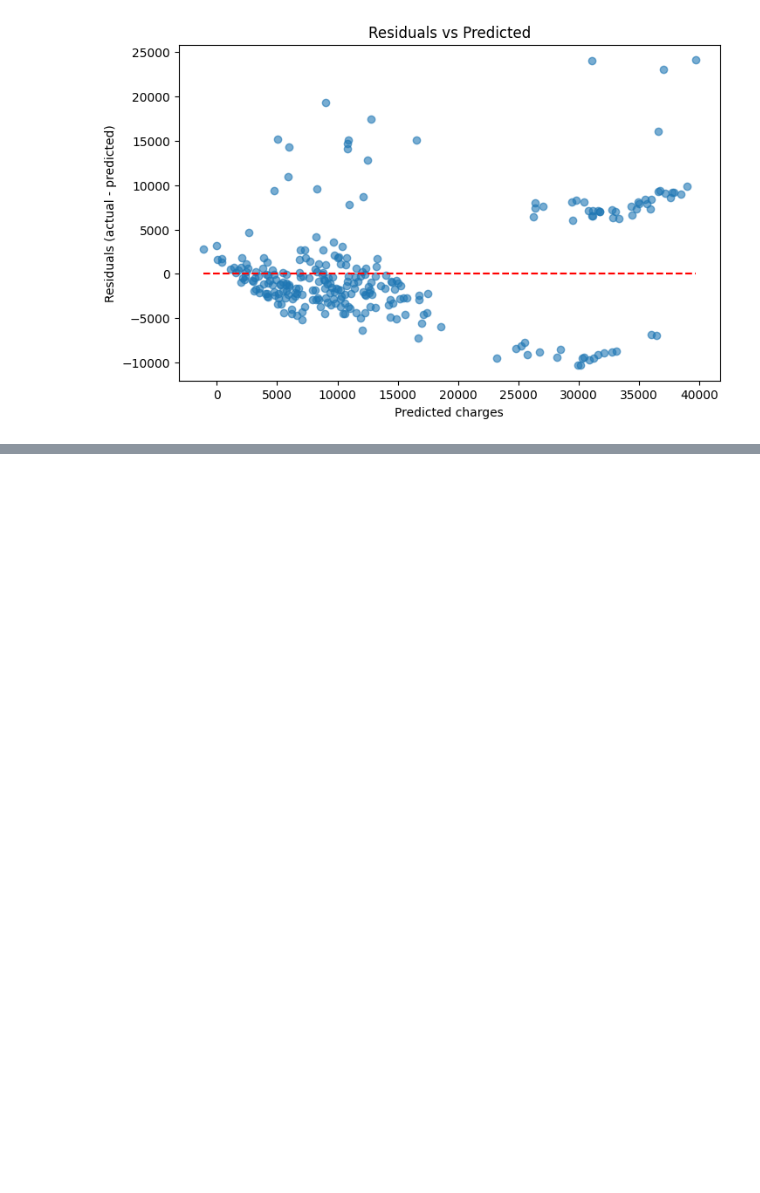
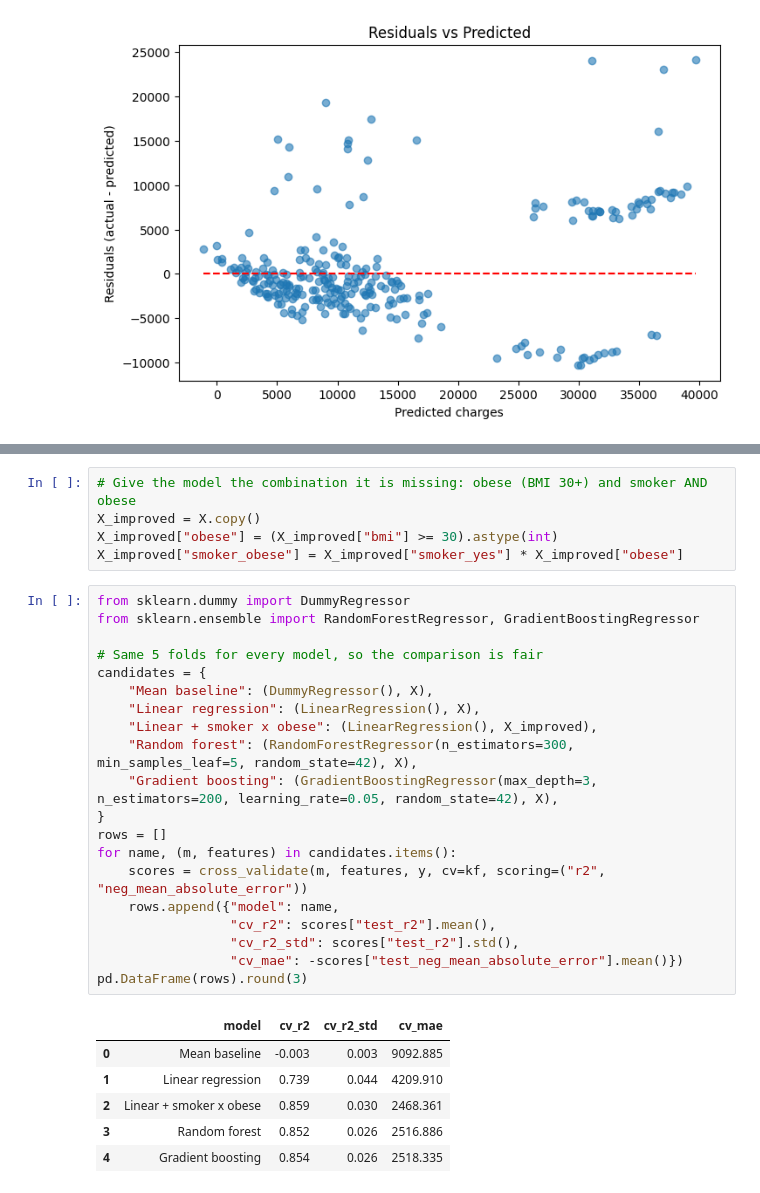
Before and after one commit to krishhj/Medical_Cost_Prediction, a Jupyter notebook: model_training.ipynb, the cells around one changed output, grey strips where cells are left out. Cells and saved outputs as stored; diff of their text form; blank space fills up the shorter version.

```diff
--- a/model_training.ipynb
+++ b/model_training.ipynb
@@ -173,0 +211,32 @@ plt.show()
+# %%
+# Give the model the combination it is missing: obese (BMI 30+) and smoker AND obese
+X_improved = X.copy()
+X_improved["obese"] = (X_improved["bmi"] >= 30).astype(int)
+X_improved["smoker_obese"] = X_improved["smoker_yes"] * X_improved["obese"]
+# %%
+from sklearn.dummy import DummyRegressor
+from sklearn.ensemble import RandomForestRegressor, GradientBoostingRegressor
+
+# Same 5 folds for every model, so the comparison is fair
+candidates = {
+    "Mean baseline": (DummyRegressor(), X),
+    "Linear regression": (LinearRegression(), X),
+    "Linear + smoker x obese": (LinearRegression(), X_improved),
+    "Random forest": (RandomForestRegressor(n_estimators=300, min_samples_leaf=5, random_state=42), X),
+    "Gradient boosting": (GradientBoostingRegressor(max_depth=3, n_estimators=200, learning_rate=0.05, random_state=42), X),
+}
+rows = []
+for name, (m, features) in candidates.items():
+    scores = cross_validate(m, features, y, cv=kf, scoring=("r2", "neg_mean_absolute_error"))
+    rows.append({"model": name,
+                 "cv_r2": scores["test_r2"].mean(),
+                 "cv_r2_std": scores["test_r2"].std(),
+                 "cv_mae": -scores["test_neg_mean_absolute_error"].mean()})
+pd.DataFrame(rows).round(3)
+# %% [output]
+|  | model | cv_r2 | cv_r2_std | cv_mae |
+| 0 | Mean baseline | -0.003 | 0.003 | 9092.885 |
+| 1 | Linear regression | 0.739 | 0.044 | 4209.910 |
+| 2 | Linear + smoker x obese | 0.859 | 0.030 | 2468.361 |
+| 3 | Random forest | 0.852 | 0.026 | 2516.886 |
+| 4 | Gradient boosting | 0.854 | 0.026 | 2518.335 |
```
Also changed, not shown: parts of 21 cells of this notebook, 2 other files.
